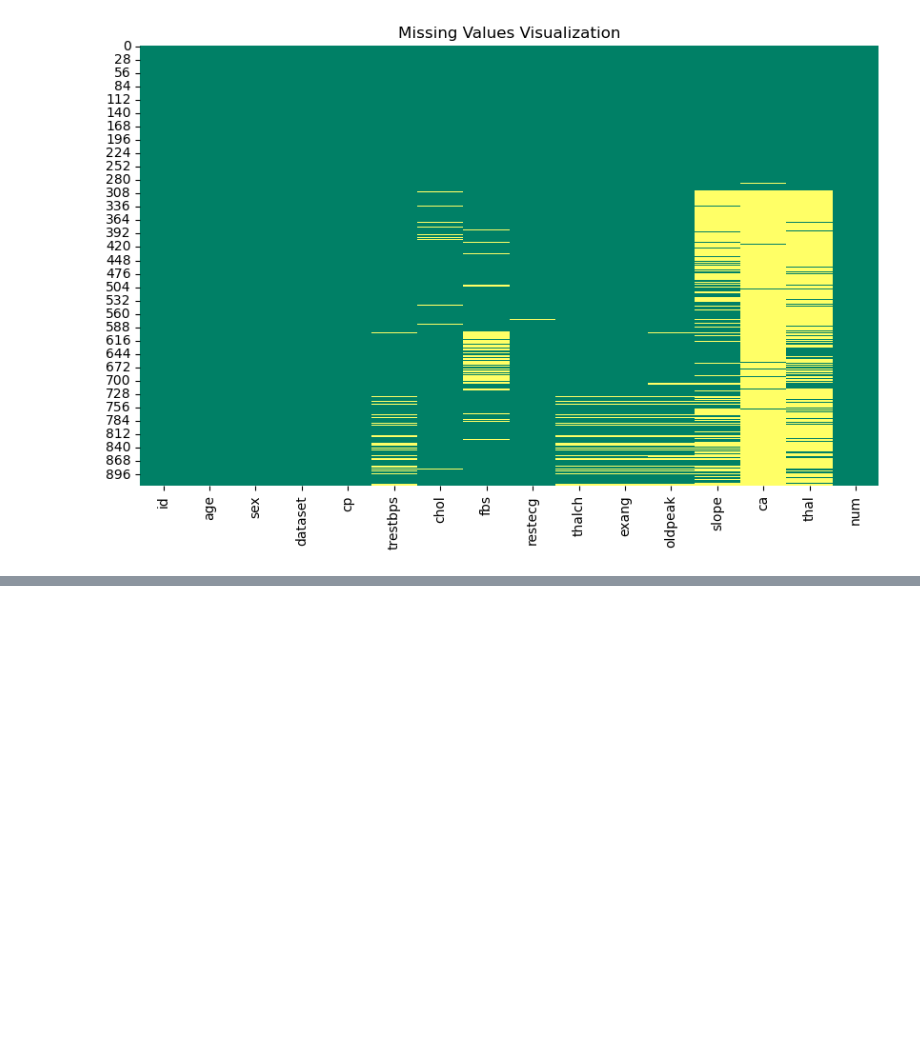
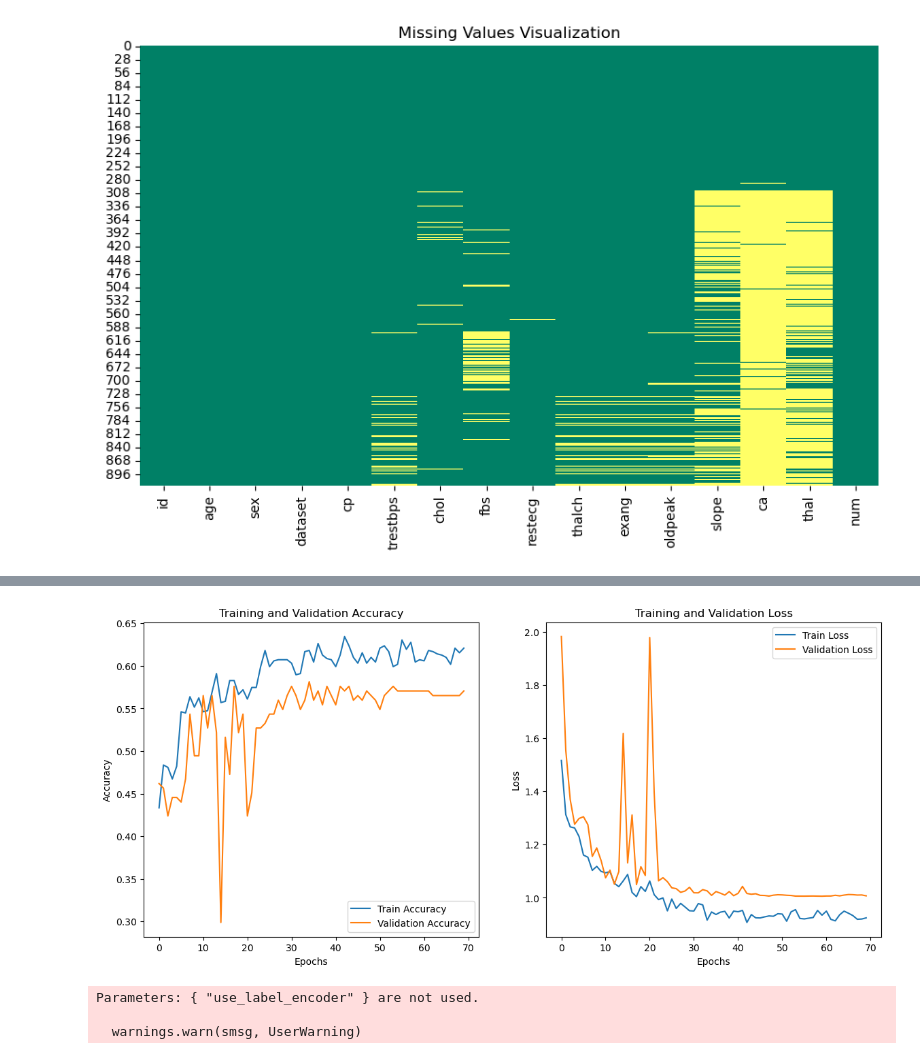
Before and after one commit to ShimaSafaeiK/Prediction-Research_Cardiovascular-Disease-Risk, a Jupyter notebook: Project.Predicting Cardiovascular Disease Risk.ipynb, the cells around one changed output, grey strips where cells are left out. Drawn from its saved outputs; the diff is of its cells as text; code cells hidden in the pictures; blank space fills up the shorter version.

```diff
--- a/Project.Predicting Cardiovascular Disease Risk.ipynb
+++ b/Project.Predicting Cardiovascular Disease Risk.ipynb
@@ -252,0 +145,5 @@ ValueError: Target scores need to be probabilities for multiclass roc_auc, i.e.
+# %%
+# Step 5: One-Hot Encode Categorical Columns
+# Apply one-hot encoding to categorical columns
+categorical_columns = ['sex', 'cp', 'restecg', 'slope', 'thal', 'exang']
+data_encoded = pd.get_dummies(original_data, columns=categorical_columns, drop_first=True)
@@ -252,0 +432,43 @@ ValueError: Target scores need to be probabilities for multiclass roc_auc, i.e.
+# %%
+# Step 19: Training History Visualization
+# Plot training & validation accuracy and loss
+plt.figure(figsize=(14, 6))
+
+# Plot accuracy
+plt.subplot(1, 2, 1)
+plt.plot(history.history['accuracy'], label='Train Accuracy')
+plt.plot(history.history['val_accuracy'], label='Validation Accuracy')
+plt.xlabel('Epochs')
+plt.ylabel('Accuracy')
+plt.legend()
+plt.title('Training and Validation Accuracy')
+
+# Plot loss
+plt.subplot(1, 2, 2)
+plt.plot(history.history['loss'], label='Train Loss')
+plt.plot(history.history['val_loss'], label='Validation Loss')
+plt.xlabel('Epochs')
+plt.ylabel('Loss')
+plt.legend()
+plt.title('Training and Validation Loss')
+
+plt.show()
+# %% [output]
+[figure, added]
+# %%
+# Step 20: Random Forest and XGBoost Models
+# Initialize RandomForestClassifier and XGBClassifier
+rf_model = RandomForestClassifier(random_state=42)
+xgb_model = XGBClassifier(use_label_encoder=False, eval_metric='mlogloss', random_state=42)
+
+# Train RandomForest and XGBoost models
+rf_model.fit(X_train, y_train)
+xgb_model.fit(X_train, y_train)
+
+# Predict on the test set for both models
+rf_y_pred = rf_model.predict(X_test)
+xgb_y_pred = xgb_model.predict(X_test)
+# %% [output]
+Parameters: { "use_label_encoder" } are not used.
+
+  warnings.warn(smsg, UserWarning)
```
Also changed, not shown: parts of 42 cells of this notebook.
